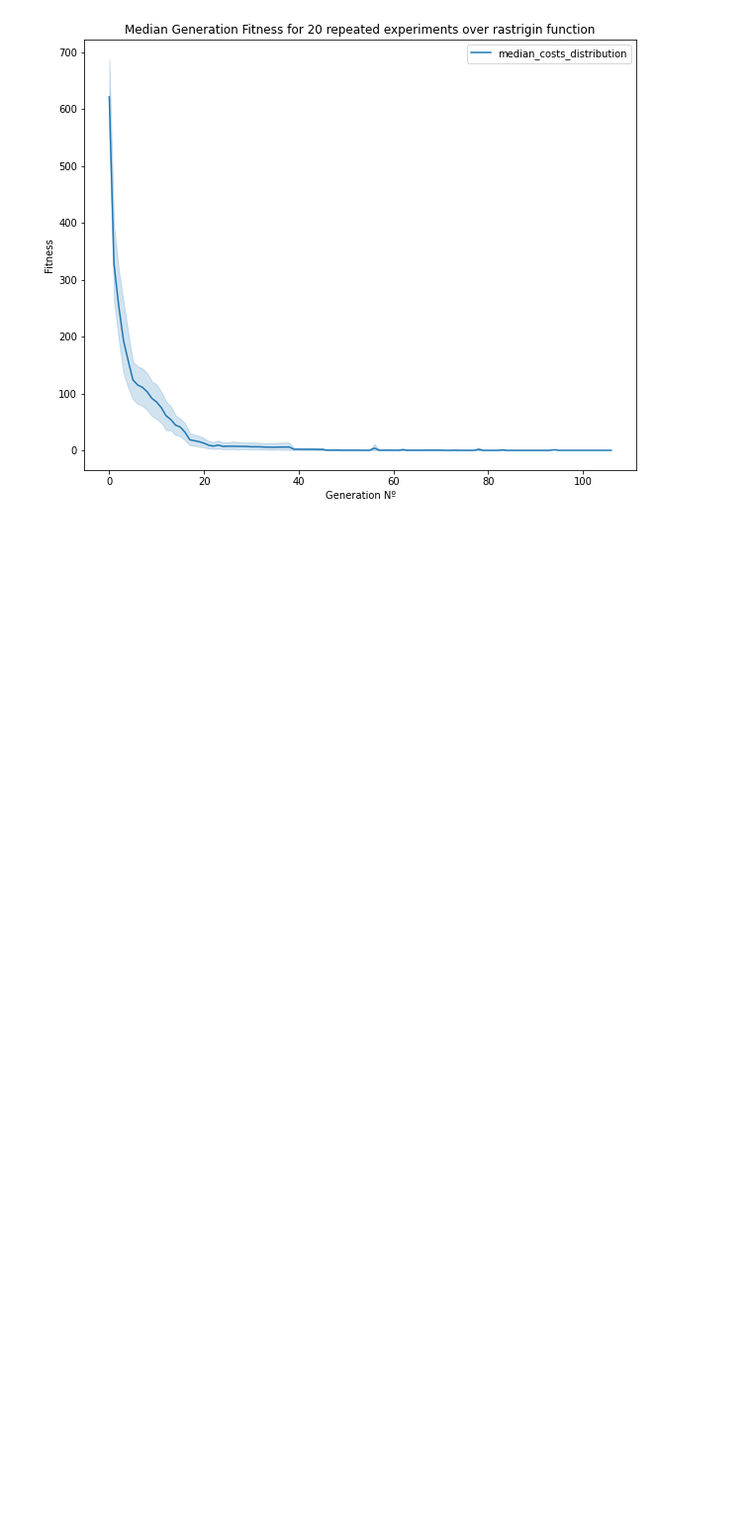
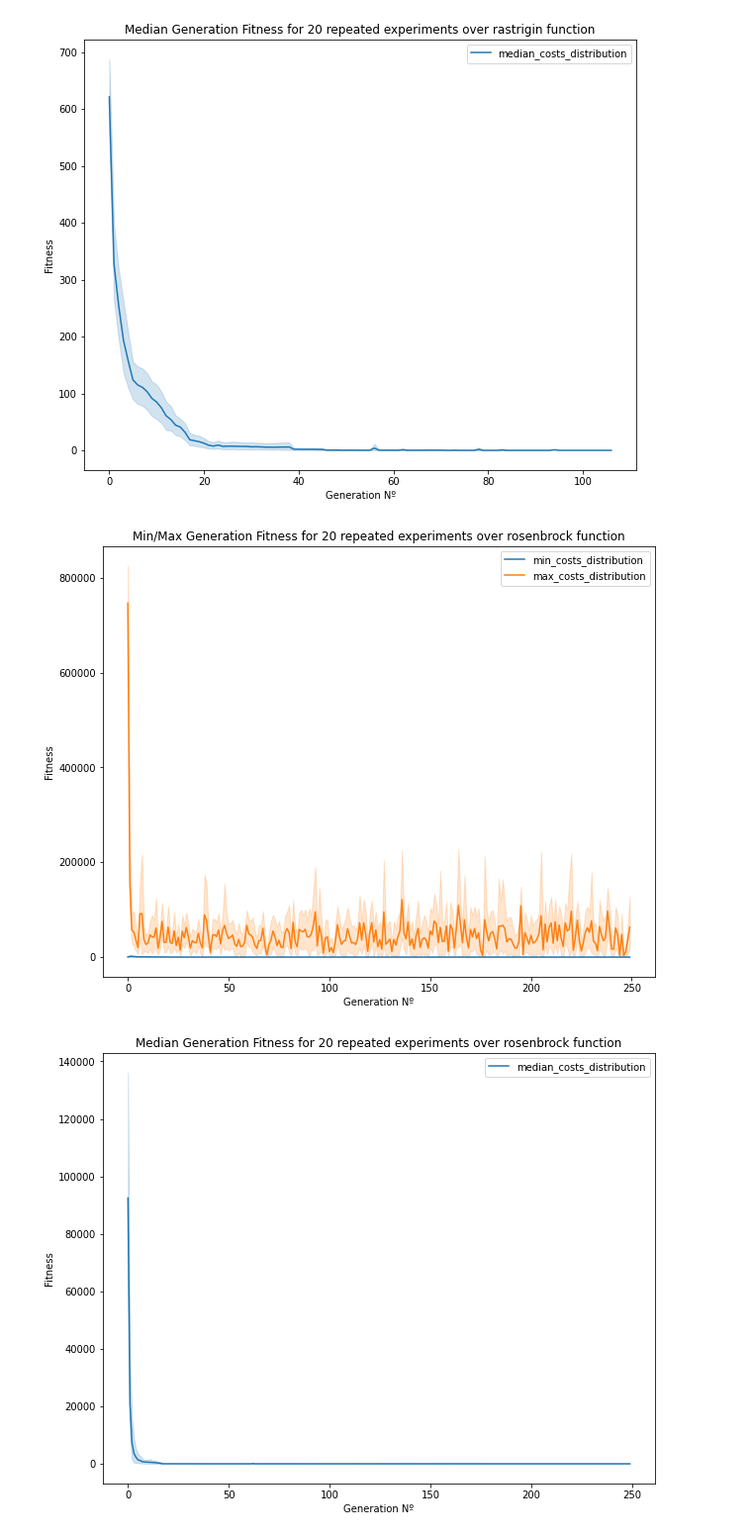
Before and after one commit to Justus-Jonas/Robotic_Simulator, a Jupyter notebook: GA.ipynb, the cells around one changed output. Shown at 99% size. Drawn from its saved outputs; the diff is of its cells as text; code cells hidden in the pictures; blank space fills up the shorter version.

```diff
--- a/GA.ipynb
+++ b/GA.ipynb
@@ -189,6 +189,16 @@ experiment_repetitions=20)
 # %% [output]
 [figure]
 [figure]
+# %%
+run_experiment(target_function=rosenbrock,
+                population_size=population_size,
+                individual_size=individual_size,
+                crossover_rate=crossover_rate,
+                mutation_rate=mutation_rate,
+experiment_repetitions=20)
+# %% [output]
+[figure, added]
+[figure, added]
 # %%
 import mpl_toolkits.mplot3d.axes3d as p3
 import matplotlib.animation as animation
```
Also changed, not shown: parts of 4 cells of this notebook.
